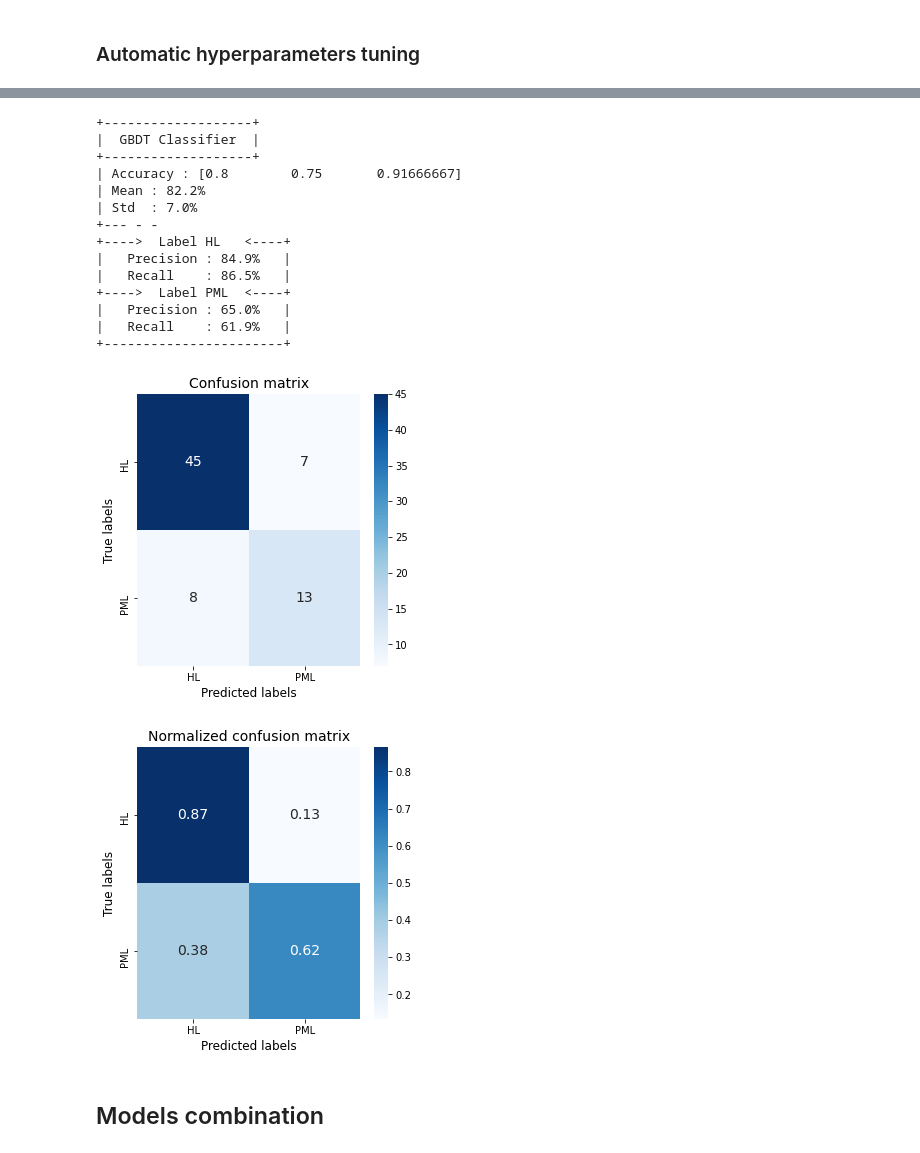
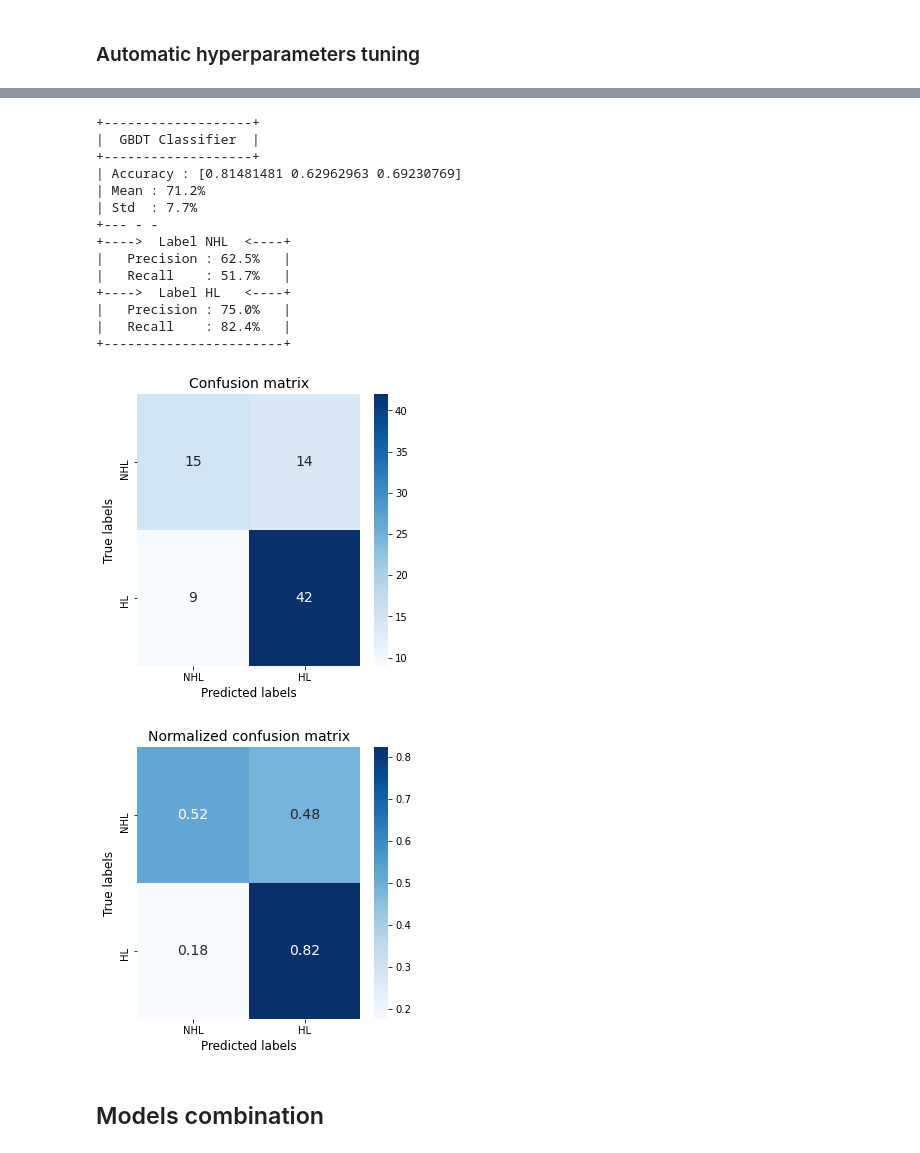
Before and after one commit to harel-coffee/mediastinal-lymphoma-classification-auto, a Jupyter notebook: binary_classification.ipynb, the cells around one changed output, grey strips where cells are left out. Drawn from its saved outputs; the diff is of its cells as text; code cells hidden in the pictures.

Commit message:
fixed bugs in optimization weighting

```diff
--- a/binary_classification.ipynb
+++ b/binary_classification.ipynb
@@ -298,7 +301,7 @@ def obj_logistic (trial):
   y_pred  = cross_val_predict ( model, X_train, y_train, cv = 3 )
   precision, recall = precision_recall_scores ( y_train, y_pred )
 
-  weights = np.array ( [ 1 - ratio_train, ratio_train ] )
+  weights = np.array ( [ ratio_train, 1. ] )
   scores  = recall
 
   return np.sum ( scores / weights ) / np.sum ( 1 / weights )
@@ -369,6 +372,9 @@ RFECV(cv=3,
 # %%
 ranks = selector . ranking_
-high_ranked_feats = np.nonzero ( ranks == 1 ) [0]
+rank1_feats = np.nonzero ( ranks == 1 ) [0]
+rank2_feats = np.nonzero ( ranks == 2 ) [0]
+rank3_feats = np.nonzero ( ranks == 3 ) [0]
+high_ranked_feats = np.concatenate ( [rank1_feats, rank2_feats, rank3_feats] )
 
 print ( "+-------------------+" )
 print ( "|  Ranked Features  |" )
@@ -456,7 +462,7 @@ def obj_forest (trial):
   y_pred  = cross_val_predict ( model, X_train_hrf, y_train, cv = 3 )
   precision, recall = precision_recall_scores ( y_train, y_pred )
 
-  weights = np.array ( [ 1 - ratio_train, ratio_train ] )
+  weights = np.array ( [ ratio_train, 1. ] )
   scores  = recall
 
   return np.sum ( scores / weights ) / np.sum ( 1 / weights )
@@ -576,7 +582,7 @@ def obj_gbdt (trial):
   y_pred  = cross_val_predict ( model, X_train_hrf, y_train, cv = 3 )
   precision, recall = precision_recall_scores ( y_train, y_pred )
 
-  weights = np.array ( [ 1 - ratio_train, ratio_train ] )
+  weights = np.array ( [ ratio_train, 1. ] )
   scores  = recall
 
   return np.sum ( scores / weights ) / np.sum ( 1 / weights )
@@ -603,38 +609,38 @@ df . sort_values ( by = "value", ascending = False ) . head()
 # %%
 best_params = study_gbdt . best_params
 
 clf_gbdt = GradientBoostingClassifier (
                                         loss = best_params["loss"] ,
                                         learning_rate = best_params["lr"] ,
                                         n_estimators  = best_params["n_estims"]  ,
                                         criterion  =  best_params["criterion"]   ,
                                         max_features  = best_params["max_feats"] ,
                                         max_leaf_nodes = best_params["max_leaf"] ,
                                         max_depth = best_params["max_depth"] ,
                                       )
 
 scores = cross_val_score ( clf_gbdt, X_train_hrf, y_train, scoring = "accuracy", cv = 3 )
 y_train_pred = cross_val_predict ( clf_gbdt, X_train, y_train, cv = 3 )
 
 display_score ( model_name = "GBDT Classifier", scores = scores )
-_ = precision_recall_scores ( y_train, y_train_pred, verbose = True, labels = ["HL", "PML"], show_conf_matrix = True )
+_ = precision_recall_scores ( y_train, y_train_pred, verbose = True, labels = ["NHL", "HL"], show_conf_matrix = True )
 # %% [output]
 +-------------------+
 |  GBDT Classifier  |
 +-------------------+
-| Accuracy : [0.8        0.75       0.91666667]
-| Mean : 82.2%
-| Std  : 7.0%
+| Accuracy : [0.81481481 0.62962963 0.69230769]
+| Mean : 71.2%
+| Std  : 7.7%
 +--- - -
++---->  Label NHL  <----+
+|   Precision : 62.5%   |
+|   Recall    : 51.7%   |
 +---->  Label HL   <----+
-|   Precision : 84.9%   |
-|   Recall    : 86.5%   |
-+---->  Label PML  <----+
-|   Precision : 65.0%   |
-|   Recall    : 61.9%   |
+|   Precision : 75.0%   |
+|   Recall    : 82.4%   |
 +-----------------------+
-[figure, old version]
+[figure, new version]
-[figure, old version]
+[figure, new version]
 # %% [markdown]
 ## Models combination
 # %%
```
Also changed, not shown: parts of 17 cells of this notebook, 1 other file.
